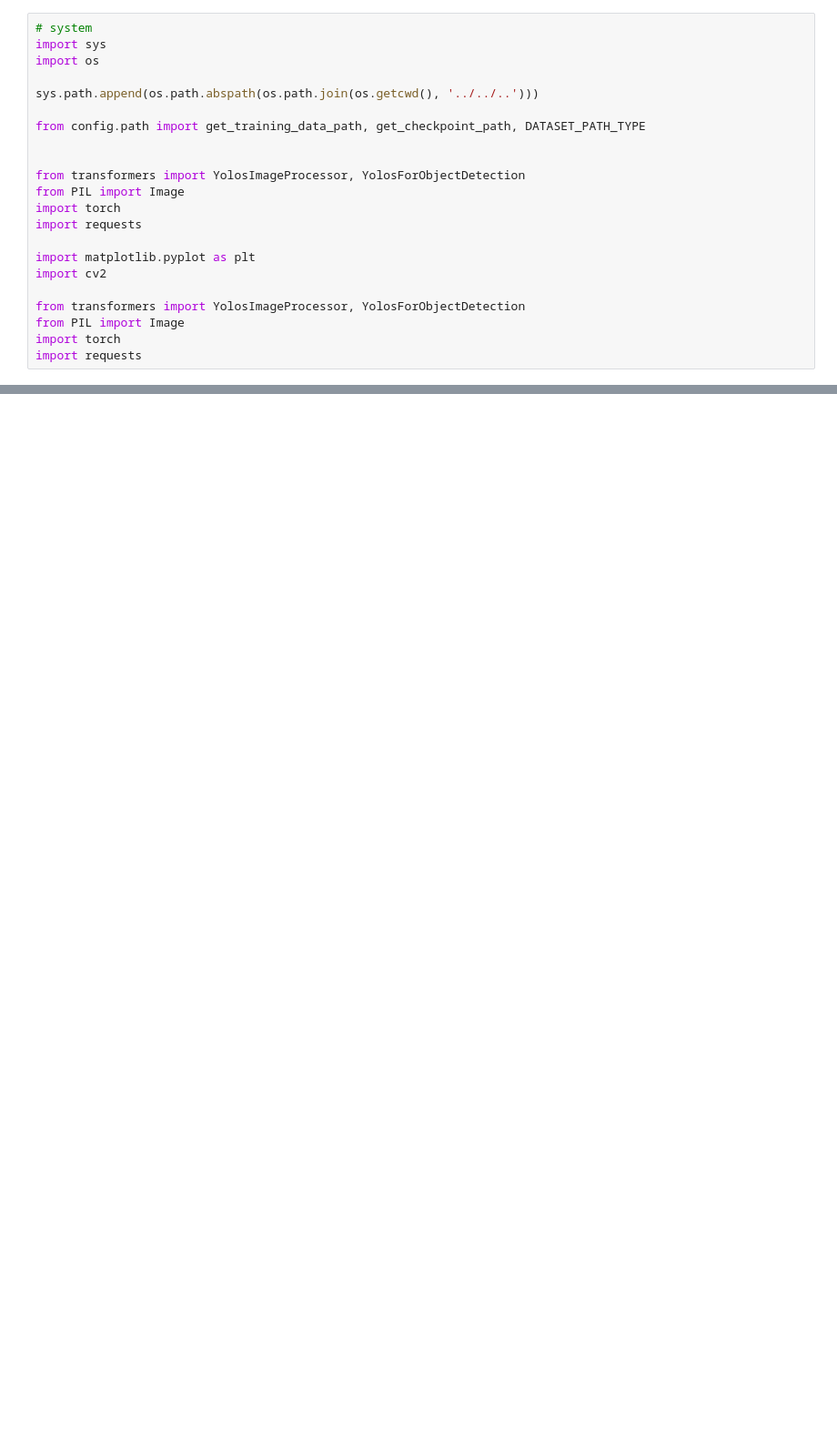
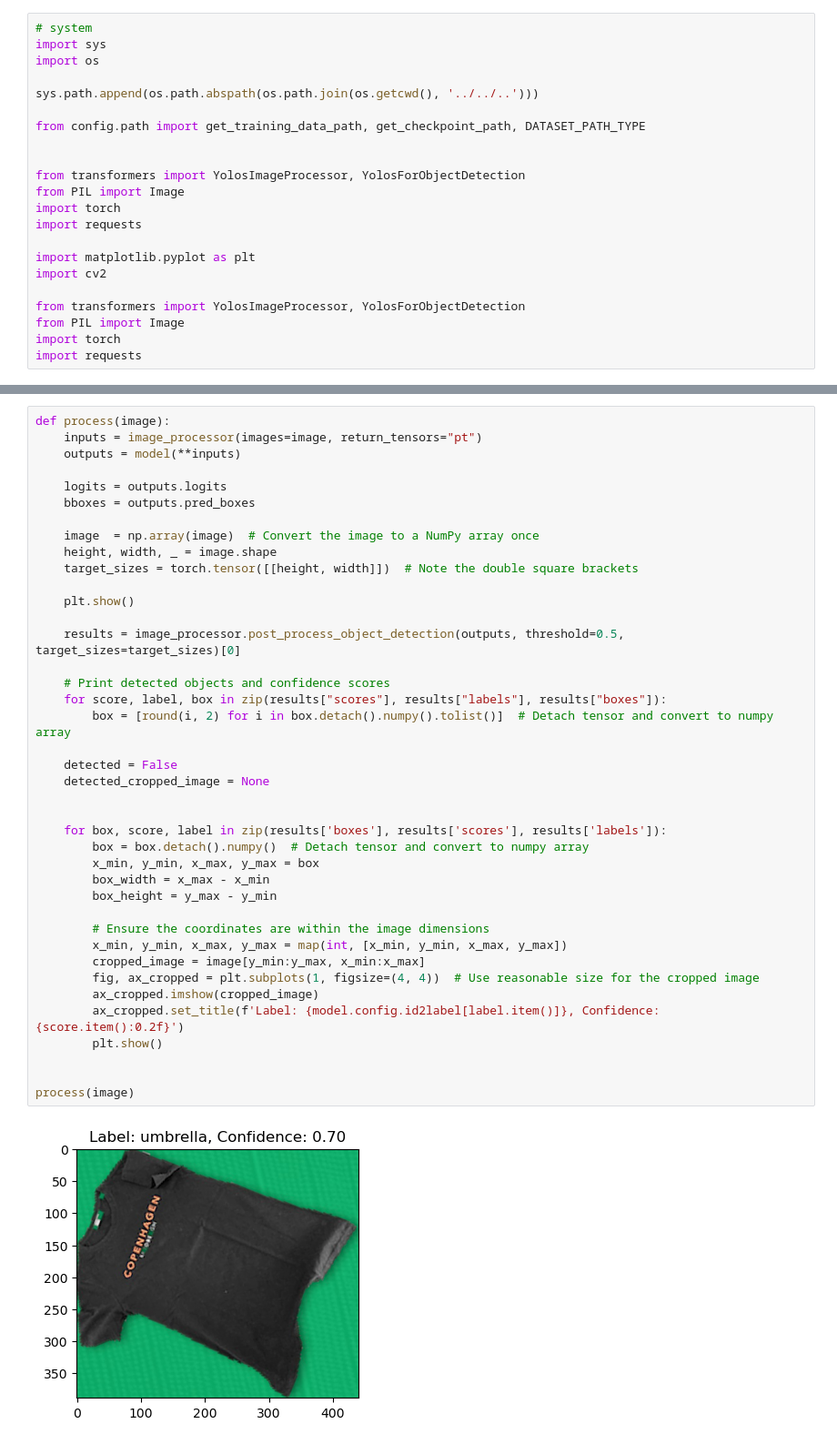
Before and after one commit to kohnmart/master-projekt, a Jupyter notebook: notebooks/pytorch/segmentation/yolo.ipynb, the cells around one changed output, grey strips where cells are left out. Shown: that part at 91% size. Cells and saved outputs as stored; diff of their text form; blank space fills up the shorter version.

```diff
--- a/notebooks/pytorch/segmentation/yolo.ipynb
+++ b/notebooks/pytorch/segmentation/yolo.ipynb
@@ -107,0 +122,42 @@ plt.show()
+# %%
+def process(image):
+    inputs = image_processor(images=image, return_tensors="pt")
+    outputs = model(**inputs)
+
+    logits = outputs.logits
+    bboxes = outputs.pred_boxes
+
+    image  = np.array(image)  # Convert the image to a NumPy array once
+    height, width, _ = image.shape
+    target_sizes = torch.tensor([[height, width]])  # Note the double square brackets
+
+    plt.show()
+
+    results = image_processor.post_process_object_detection(outputs, threshold=0.5, target_sizes=target_sizes)[0]
+
+    # Print detected objects and confidence scores
+    for score, label, box in zip(results["scores"], results["labels"], results["boxes"]):
+        box = [round(i, 2) for i in box.detach().numpy().tolist()]  # Detach tensor and convert to numpy array
+
+    detected = False
+    detected_cropped_image = None
+
+
+    for box, score, label in zip(results['boxes'], results['scores'], results['labels']):
+        box = box.detach().numpy()  # Detach tensor and convert to numpy array
+        x_min, y_min, x_max, y_max = box
+        box_width = x_max - x_min
+        box_height = y_max - y_min
+
+        # Ensure the coordinates are within the image dimensions
+        x_min, y_min, x_max, y_max = map(int, [x_min, y_min, x_max, y_max])
+        cropped_image = image[y_min:y_max, x_min:x_max]
+        fig, ax_cropped = plt.subplots(1, figsize=(4, 4))  # Use reasonable size for the cropped image
+        ax_cropped.imshow(cropped_image)
+        ax_cropped.set_title(f'Label: {model.config.id2label[label.item()]}, Confidence: {score.item():0.2f}')
+        plt.show()
+
+
+process(image)
+# %% [output]
+[figure, added]
```
Also changed, not shown: parts of 3 cells of this notebook, 2 other files.
